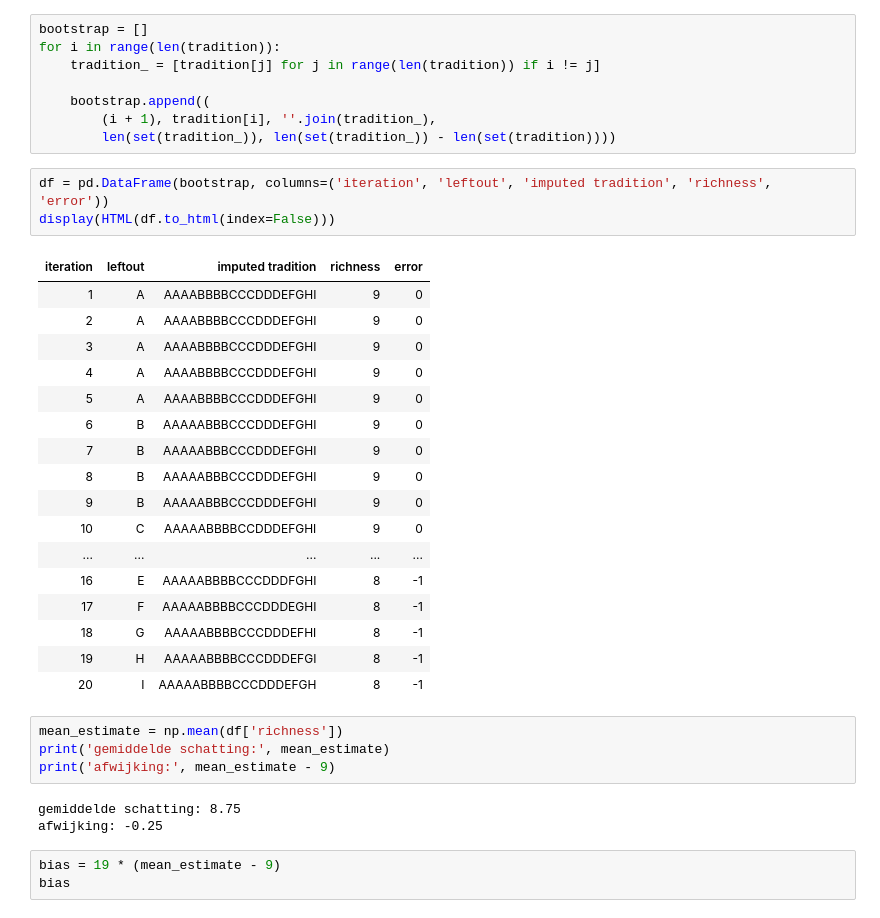
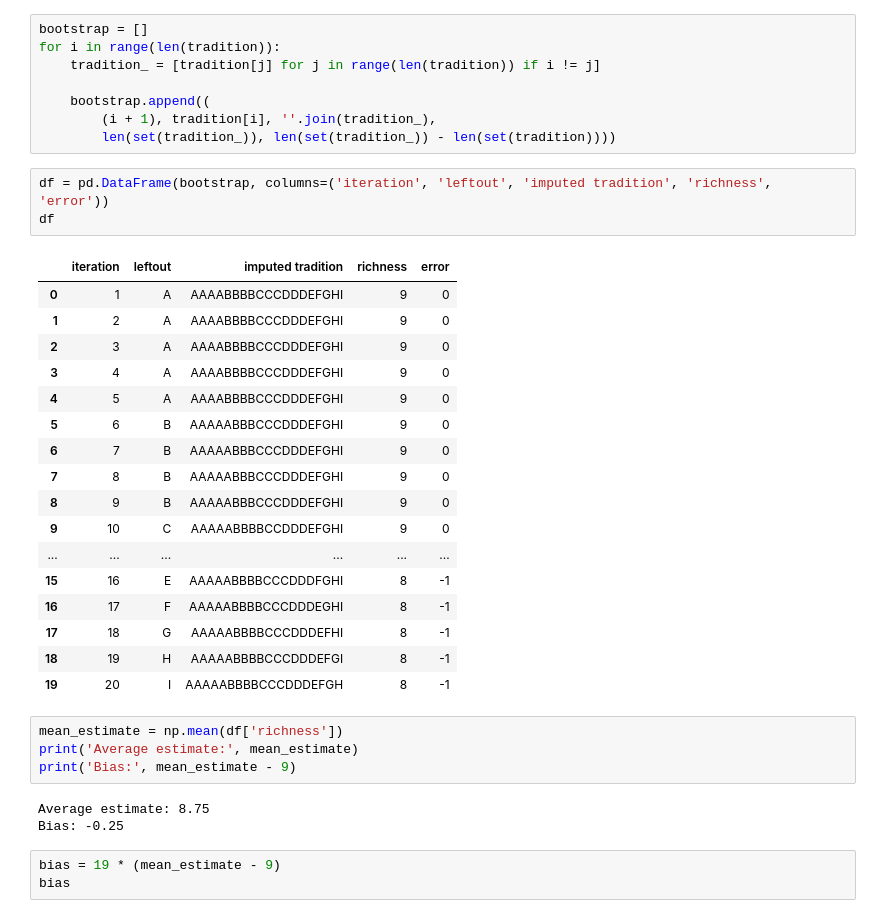
Before and after one commit to mikekestemont/chivalric_diversity, a Jupyter notebook: analysis.ipynb, the cells around one changed output. Cells and saved outputs as stored; diff of their text form.

```diff
--- a/analysis.ipynb
+++ b/analysis.ipynb
@@ -238,32 +236,32 @@ for i in range(len(tradition)):
         len(set(tradition_)), len(set(tradition_)) - len(set(tradition))))
 # %%
 df = pd.DataFrame(bootstrap, columns=('iteration', 'leftout', 'imputed tradition', 'richness', 'error'))
-display(HTML(df.to_html(index=False)))
+df
 # %% [output]
-| iteration | leftout | imputed tradition | richness | error |
-| 1 | A | AAAABBBBCCCDDDEFGHI | 9 | 0 |
-| 2 | A | AAAABBBBCCCDDDEFGHI | 9 | 0 |
-| 3 | A | AAAABBBBCCCDDDEFGHI | 9 | 0 |
-| 4 | A | AAAABBBBCCCDDDEFGHI | 9 | 0 |
-| 5 | A | AAAABBBBCCCDDDEFGHI | 9 | 0 |
-| 6 | B | AAAAABBBCCCDDDEFGHI | 9 | 0 |
-| 7 | B | AAAAABBBCCCDDDEFGHI | 9 | 0 |
-| 8 | B | AAAAABBBCCCDDDEFGHI | 9 | 0 |
-| 9 | B | AAAAABBBCCCDDDEFGHI | 9 | 0 |
-| 10 | C | AAAAABBBBCCDDDEFGHI | 9 | 0 |
-| ... | ... | ... | ... | ... |
-| 16 | E | AAAAABBBBCCCDDDFGHI | 8 | -1 |
-| 17 | F | AAAAABBBBCCCDDDEGHI | 8 | -1 |
-| 18 | G | AAAAABBBBCCCDDDEFHI | 8 | -1 |
-| 19 | H | AAAAABBBBCCCDDDEFGI | 8 | -1 |
-| 20 | I | AAAAABBBBCCCDDDEFGH | 8 | -1 |
+|  | iteration | leftout | imputed tradition | richness | error |
+| 0 | 1 | A | AAAABBBBCCCDDDEFGHI | 9 | 0 |
+| 1 | 2 | A | AAAABBBBCCCDDDEFGHI | 9 | 0 |
+| 2 | 3 | A | AAAABBBBCCCDDDEFGHI | 9 | 0 |
+| 3 | 4 | A | AAAABBBBCCCDDDEFGHI | 9 | 0 |
+| 4 | 5 | A | AAAABBBBCCCDDDEFGHI | 9 | 0 |
+| 5 | 6 | B | AAAAABBBCCCDDDEFGHI | 9 | 0 |
+| 6 | 7 | B | AAAAABBBCCCDDDEFGHI | 9 | 0 |
+| 7 | 8 | B | AAAAABBBCCCDDDEFGHI | 9 | 0 |
+| 8 | 9 | B | AAAAABBBCCCDDDEFGHI | 9 | 0 |
+| 9 | 10 | C | AAAAABBBBCCDDDEFGHI | 9 | 0 |
+| ... | ... | ... | ... | ... | ... |
+| 15 | 16 | E | AAAAABBBBCCCDDDFGHI | 8 | -1 |
+| 16 | 17 | F | AAAAABBBBCCCDDDEGHI | 8 | -1 |
+| 17 | 18 | G | AAAAABBBBCCCDDDEFHI | 8 | -1 |
+| 18 | 19 | H | AAAAABBBBCCCDDDEFGI | 8 | -1 |
+| 19 | 20 | I | AAAAABBBBCCCDDDEFGH | 8 | -1 |
 # %%
 mean_estimate = np.mean(df['richness'])
-print('gemiddelde schatting:', mean_estimate)
-print('afwijking:', mean_estimate - 9)
+print('Average estimate:', mean_estimate)
+print('Bias:', mean_estimate - 9)
 # %% [output]
-gemiddelde schatting: 8.75
-afwijking: -0.25
+Average estimate: 8.75
+Bias: -0.25
 # %%
 bias = 19 * (mean_estimate - 9)
 bias
```
Also changed, not shown: parts of 19 cells of this notebook.
